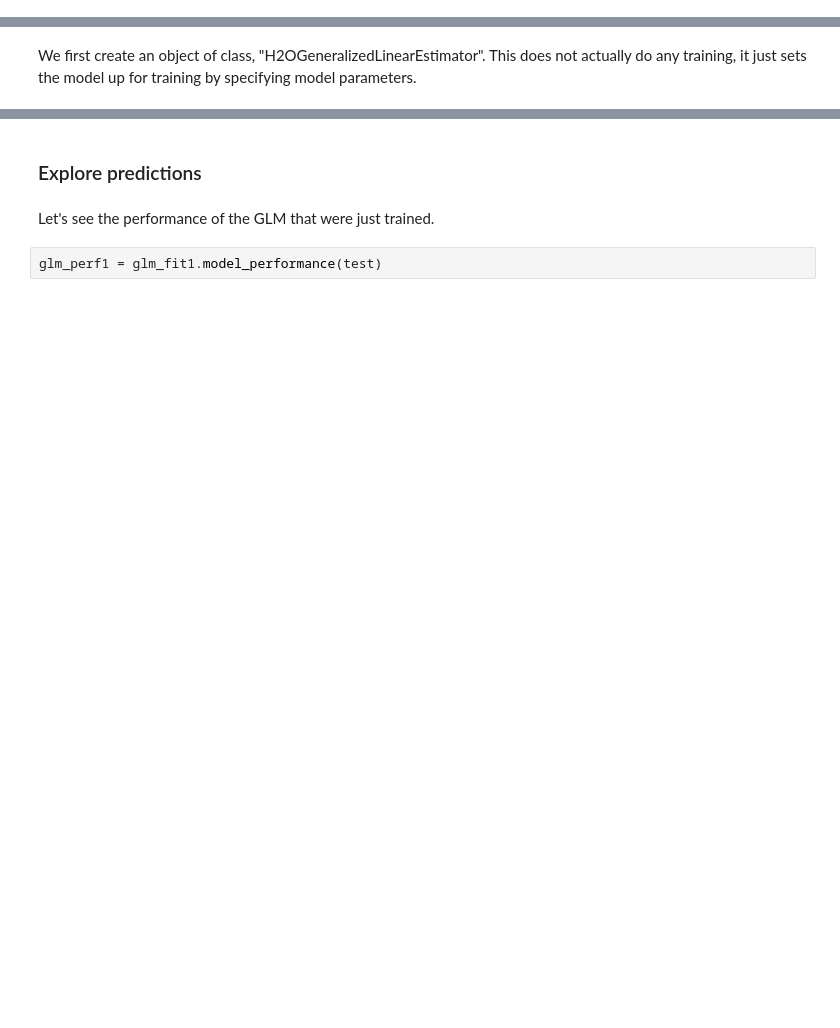
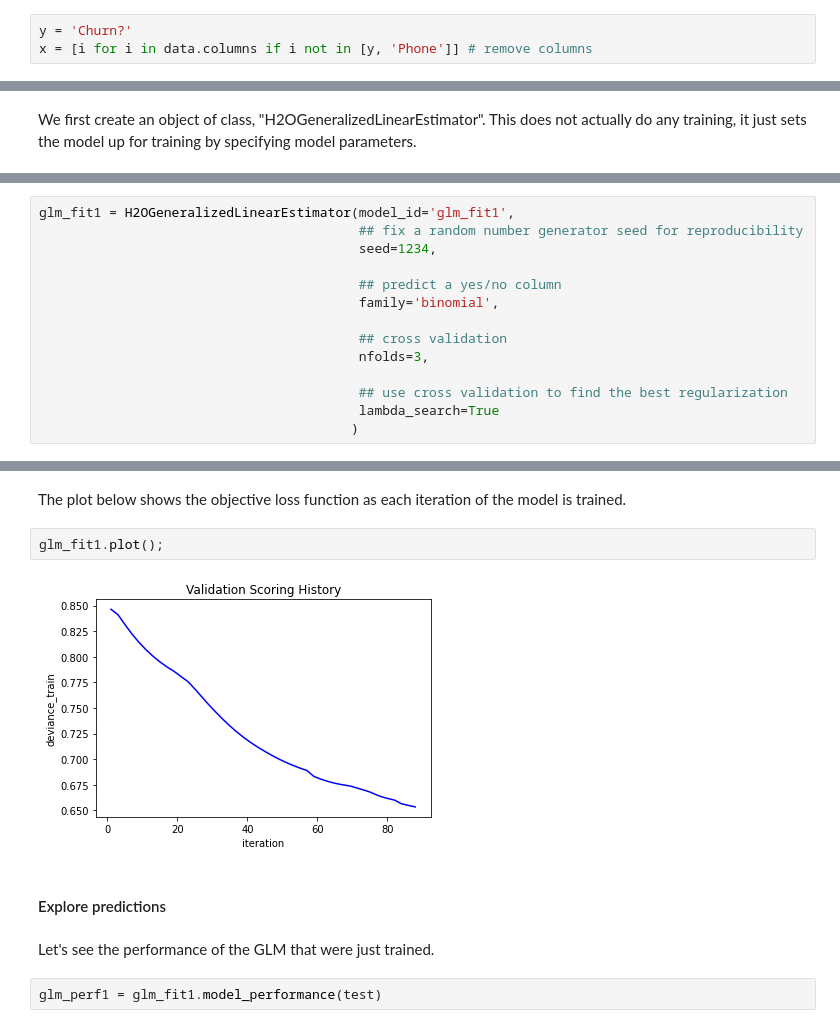
Before and after one commit to h2oai/haic-tutorials, a Jupyter notebook: H2O-3.ipynb, the cells around one changed output, grey strips where cells are left out. Drawn from its saved outputs; the diff is of its cells as text; blank space fills up the shorter version.

```diff
--- a/H2O-3.ipynb
+++ b/H2O-3.ipynb
@@ -155,0 +189,3 @@ x.remove(y)  #remove the response
+# %%
+y = 'Churn?'
+x = [i for i in data.columns if i not in [y, 'Phone']] # remove columns
@@ -162 +202,15 @@ glm_fit1 = H2OGeneralizedLinearEstimator(family='binomial', model_id='glm_fit1')
+# %%
+glm_fit1 = H2OGeneralizedLinearEstimator(model_id='glm_fit1',
+                                         ## fix a random number generator seed for reproducibility
+                                         seed=1234,
+
+                                         ## predict a yes/no column
+                                         family='binomial',
+
+                                         ## cross validation
+                                         nfolds=3,
+
+                                         ## use cross validation to find the best regularization
+                                         lambda_search=True
+                                        )
 # %% [markdown]
@@ -272,5 +222,11 @@ Maximum Metrics: Maximum metrics at their respective thresholds
+# %% [markdown]
+The plot below shows the objective loss function as each iteration of the model is trained.
+# %%
+glm_fit1.plot();
+# %% [output]
+[figure, added]
 # %% [markdown]
-### Explore predictions
+#### Explore predictions
 # %% [markdown]
 Let's see the performance of the GLM that were just trained.
 # %%
```
Also changed, not shown: parts of 51 cells of this notebook.
